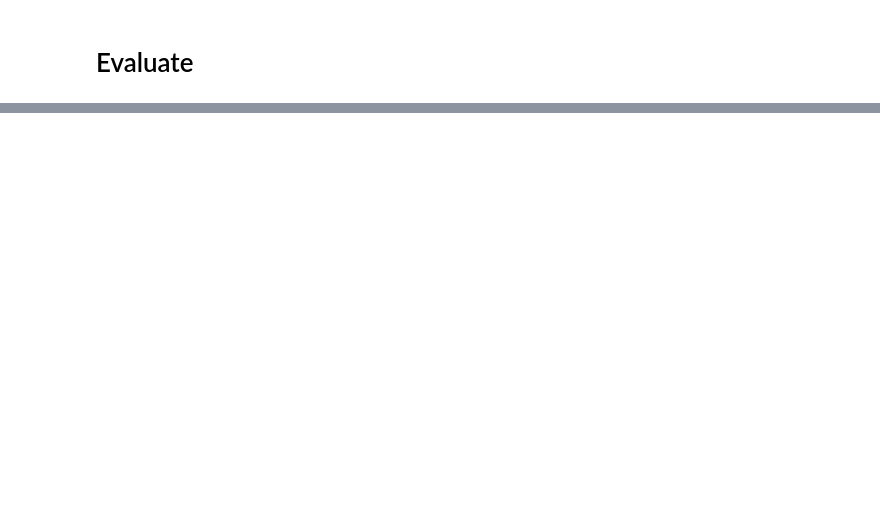
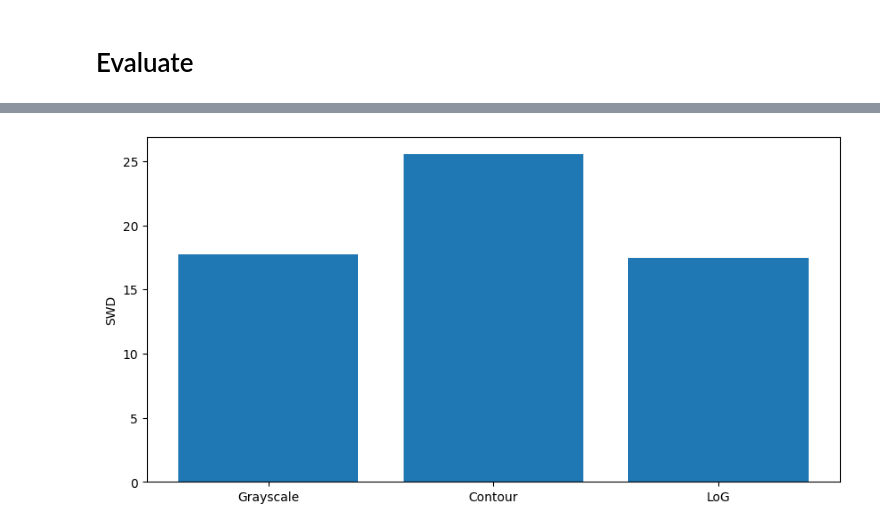
Before and after one commit to MichelleAppel/SCAPE, a Jupyter notebook: notebooks/explore_evaluation.ipynb, the cells around one changed output, grey strips where cells are left out. Cells and saved outputs as stored; diff of their text form; code cells hidden in the pictures; blank space fills up the shorter version.

Commit message:
Wasserstein distance for evaluation

```diff
--- a/notebooks/explore_evaluation.ipynb
+++ b/notebooks/explore_evaluation.ipynb
@@ -497,0 +432,79 @@ SSIM for LoG Stimulus vs. Response:  0.4085735405443767
+# %%
+from scipy.stats import wasserstein_distance
+
+def compute_sliced_wasserstein_distance(image1, image2, num_projections=100):
+    """
+    Compute the sliced Wasserstein distance (SWD) between two 2D images.
+    Both images should be 2D numpy arrays that are non-negative and normalized to sum to 1.
+
+    Args:
+      image1, image2: 2D numpy arrays of the same shape.
+      num_projections: int, number of random directions to use.
+
+    Returns:
+      swd: float, the computed sliced Wasserstein distance.
+    """
+    # Flatten images to 1D arrays but we need to keep spatial coordinates.
+    H, W = image1.shape
+
+    # Create grid of coordinates for each pixel.
+    x_coords, y_coords = np.meshgrid(np.arange(W), np.arange(H))
+    coords = np.stack([x_coords.flatten(), y_coords.flatten()], axis=1)  # shape: (H*W, 2)
+
+    # Flatten the image intensities.
+    a = image1.flatten()
+    b = image2.flatten()
+
+    swd_sum = 0.0
+    for _ in range(num_projections):
+        # Generate a random unit vector in 2D.
+        theta = np.random.uniform(0, 2 * np.pi)
+        direction = np.array([np.cos(theta), np.sin(theta)])
+
+        # Project coordinates onto the direction.
+        proj = coords.dot(direction)  # shape: (H*W,)
+
+        # Sort the projections and associated weights.
+        idx = np.argsort(proj)
+        proj_sorted = proj[idx]
+        a_sorted = a[idx]
+        b_sorted = b[idx]
+
+        # Compute 1D Wasserstein distance for this projection.
+        wd = wasserstein_distance(proj_sorted, proj_sorted, u_weights=a_sorted, v_weights=b_sorted)
+        swd_sum += wd
+
+    swd = swd_sum / num_projections
+    return swd
+
+# Example usage:
+# Ensure your images are normalized. For example:
+def normalize_image(image):
+    image = np.maximum(image, 0).astype(np.float32)
+    return image / (np.sum(image) + 1e-8)
+
+
+original_np = image_processing_dict[i]['image'].cpu().numpy().mean(axis=0)
+grayscale_response_np = grayscale_response.cpu().numpy()
+contour_response_np = contour_response.cpu().numpy()
+LoG_response_np = LoG_response.cpu().numpy()
+
+original_norm  = normalize_image(original_np)
+grayscale_norm = normalize_image(grayscale_response_np)
+contour_norm   = normalize_image(contour_response_np)
+LoG_norm       = normalize_image(LoG_response_np)
+
+swd_grayscale = compute_sliced_wasserstein_distance(original_norm, grayscale_norm, num_projections=100)
+swd_contour   = compute_sliced_wasserstein_distance(original_norm, contour_norm, num_projections=100)
+swd_LoG       = compute_sliced_wasserstein_distance(original_norm, LoG_norm, num_projections=100)
+
+print("Sliced Wasserstein Distance for Grayscale Response: ", swd_grayscale)
+print("Sliced Wasserstein Distance for Contour Response: ", swd_contour)
+print("Sliced Wasserstein Distance for LoG Response: ", swd_LoG)
+
+# show swds in a bar plot
+plt.figure(figsize=(10, 5))
+plt.bar(['Grayscale', 'Contour', 'LoG'], [swd_grayscale, swd_contour, swd_LoG])
+plt.ylabel('SWD')
+plt.show()
+# %% [output]
@@ -497,0 +514 @@ SSIM for LoG Stimulus vs. Response:  0.4085735405443767
+[figure, added]
```
Also changed, not shown: parts of 14 cells of this notebook, 2 other files.
